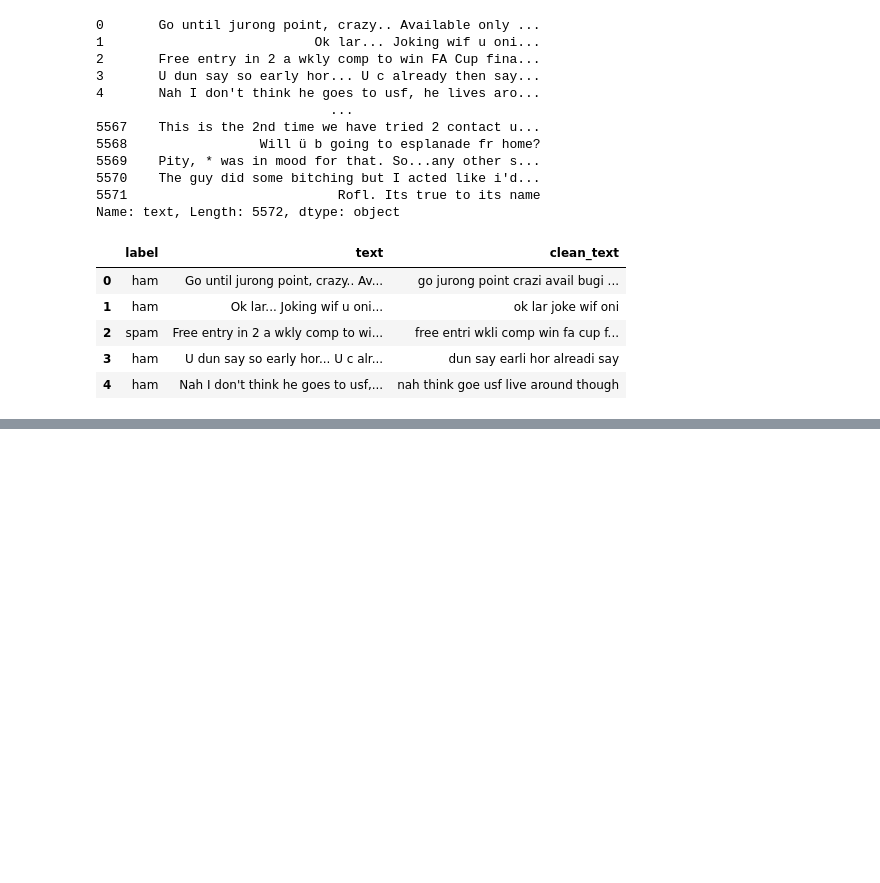
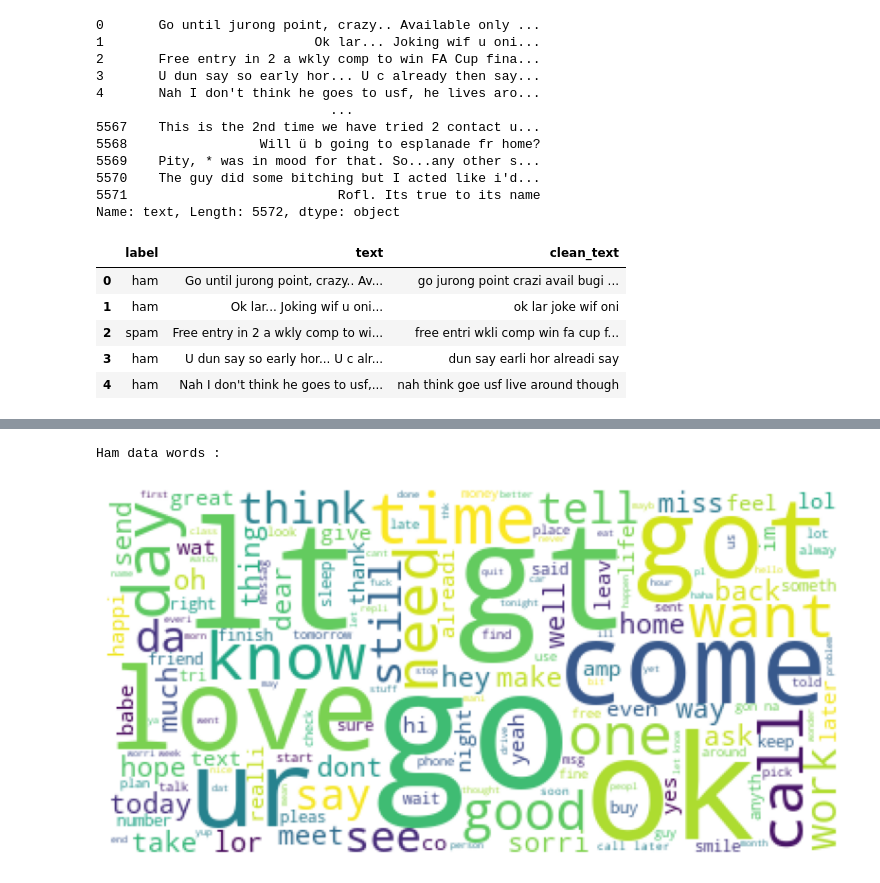
Before and after one commit to ravindrajoisa/Machine_Learning_Projects, a Jupyter notebook: Spam_Classifier_using_Naive_Bayes/Spam_Classifier.ipynb, the cells around one changed output, grey strips where cells are left out. Cells and saved outputs as stored; diff of their text form; code cells hidden in the pictures; blank space fills up the shorter version.

```diff
--- a/Spam_Classifier_using_Naive_Bayes/Spam_Classifier.ipynb
+++ b/Spam_Classifier_using_Naive_Bayes/Spam_Classifier.ipynb
@@ -156,0 +180,3 @@ df.head()
+# %%
+hamdata = df[df ['label'] == 'ham']
+hamdata = hamdata['clean_text']
@@ -156,0 +198,16 @@ df.head()
+# %%
+def wordCloud(data):
+    words = ' '.join(data)
+    wc = WordCloud(background_color = 'white')  # default color black
+    wc = wc.generate(words)
+
+    plt.figure(figsize=(10,8)) # change size
+    plt.imshow(wc)
+    plt.axis("off") # remove axis
+    plt.show()
+# %%
+print("Ham data words :")
+wordCloud(hamdata)
+# %% [output]
+Ham data words :
+[figure, added]
```
Also changed, not shown: parts of 42 cells of this notebook.
